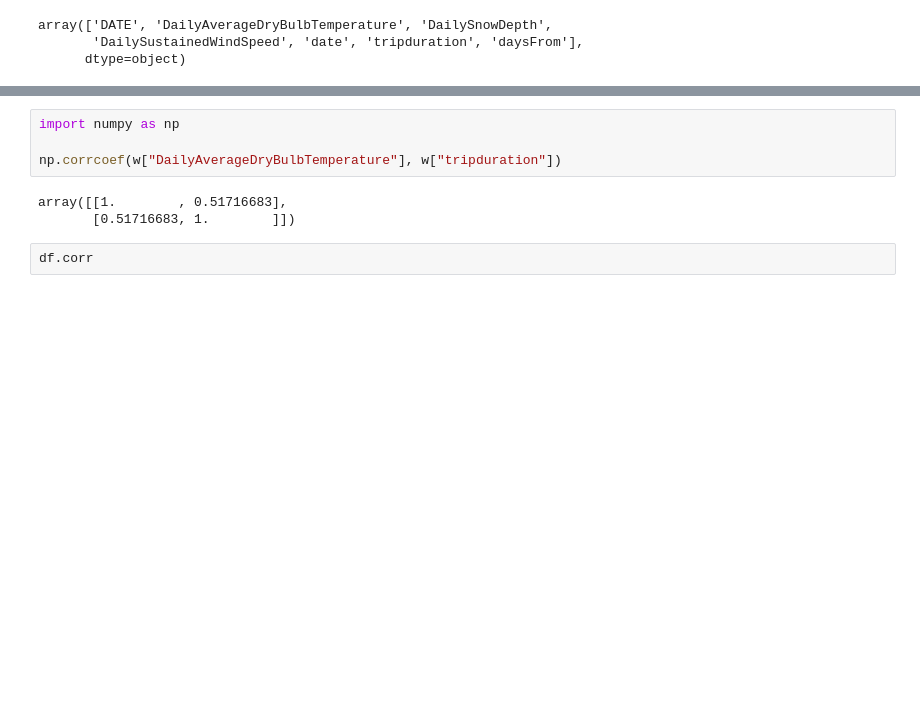
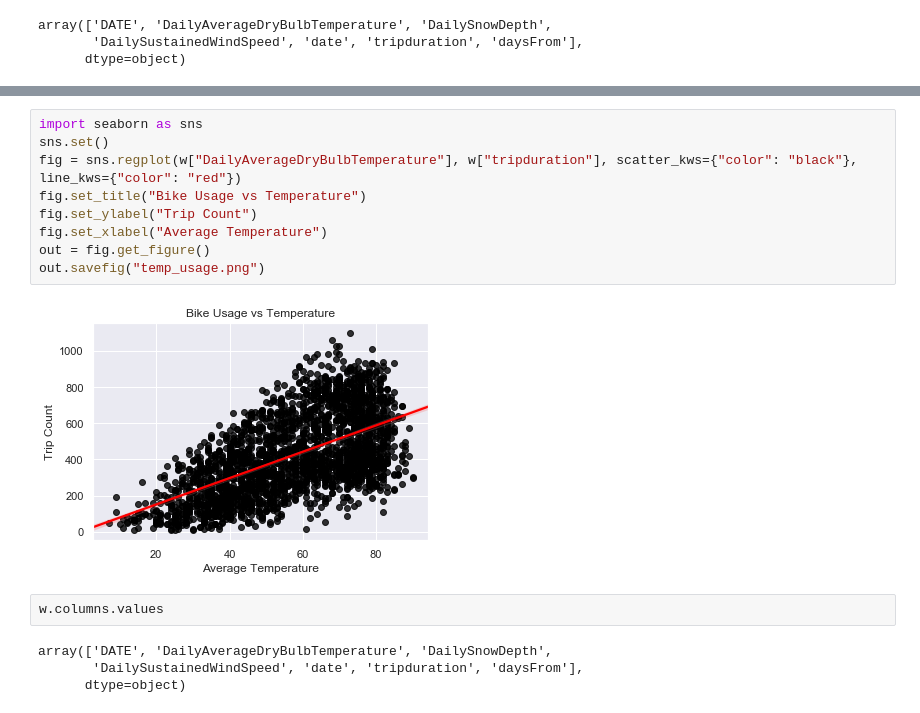
Before and after one commit to RankedNullity/WestCoastDatathon, a Jupyter notebook: temp_correlation.ipynb, the cells around one changed output, grey strips where cells are left out. Saved outputs shown, nothing was run; the diff lists cells and outputs as text; blank space fills up the shorter version.

```diff
--- a/temp_correlation.ipynb
+++ b/temp_correlation.ipynb
@@ -118,9 +116,17 @@ out.savefig("temp_usage.png")
-# %%
-import numpy as np
-
-np.corrcoef(w["DailyAverageDryBulbTemperature"], w["tripduration"])
-# %% [output]
-array([[1.        , 0.51716683],
-       [0.51716683, 1.        ]])
-# %%
-df.corr
+# %%
+import seaborn as sns
+sns.set()
+fig = sns.regplot(w["DailyAverageDryBulbTemperature"], w["tripduration"], scatter_kws={"color": "black"}, line_kws={"color": "red"})
+fig.set_title("Bike Usage vs Temperature")
+fig.set_ylabel("Trip Count")
+fig.set_xlabel("Average Temperature")
+out = fig.get_figure()
+out.savefig("temp_usage.png")
+# %% [output]
+[figure, added]
+# %%
+w.columns.values
+# %% [output]
+array(['DATE', 'DailyAverageDryBulbTemperature', 'DailySnowDepth',
+       'DailySustainedWindSpeed', 'date', 'tripduration', 'daysFrom'],
+      dtype=object)
```
Also changed, not shown: parts of 10 cells of this notebook, 11 other files.
